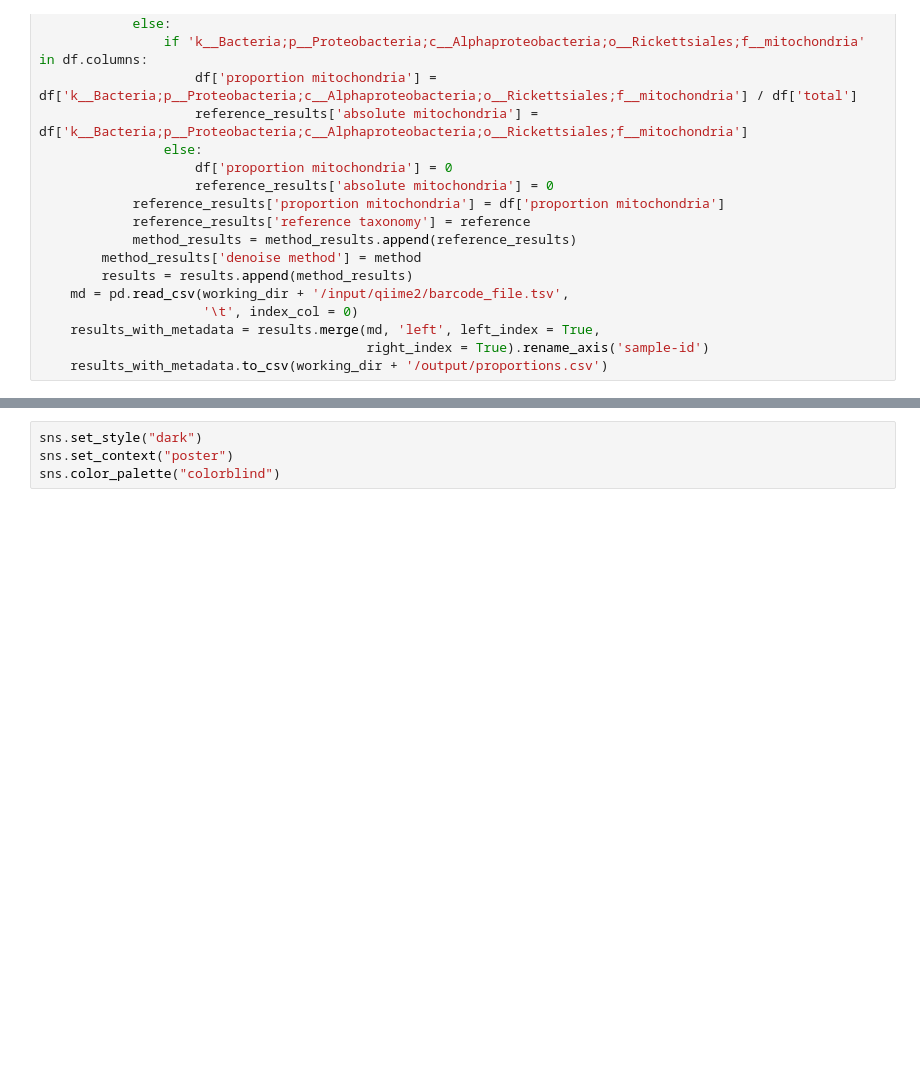
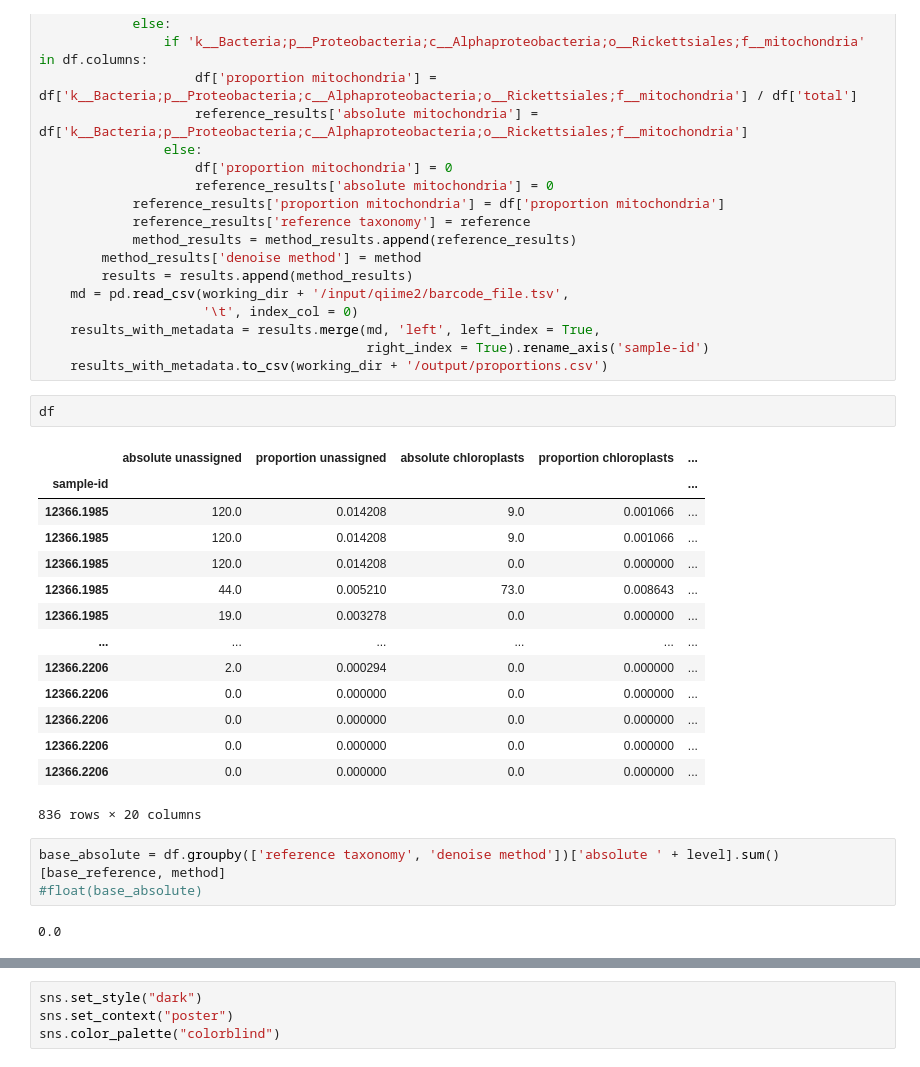
Before and after one commit to zaneveld/organelle_removal, a Jupyter notebook: organelle_project/procedure/denoise_to_annotation_comparison.ipynb, the cells around one changed output, grey strips where cells are left out. Drawn from its saved outputs; the diff is of its cells as text; blank space fills up the shorter version.

```diff
--- a/organelle_project/procedure/denoise_to_annotation_comparison.ipynb
+++ b/organelle_project/procedure/denoise_to_annotation_comparison.ipynb
@@ -109,3 +109,25 @@ with tempfile.TemporaryDirectory() as temp_dir:
     results_with_metadata = results.merge(md, 'left', left_index = True,
                                           right_index = True).rename_axis('sample-id')
     results_with_metadata.to_csv(working_dir + '/output/proportions.csv')
+# %%
+df
+# %% [output]
+|  | absolute unassigned | proportion unassigned | absolute chloroplasts | proportion chloroplasts | ... |
+| sample-id |  |  |  |  | ... |
+| 12366.1985 | 120.0 | 0.014208 | 9.0 | 0.001066 | ... |
+| 12366.1985 | 120.0 | 0.014208 | 9.0 | 0.001066 | ... |
+| 12366.1985 | 120.0 | 0.014208 | 0.0 | 0.000000 | ... |
+| 12366.1985 | 44.0 | 0.005210 | 73.0 | 0.008643 | ... |
+| 12366.1985 | 19.0 | 0.003278 | 0.0 | 0.000000 | ... |
+| ... | ... | ... | ... | ... | ... |
+| 12366.2206 | 2.0 | 0.000294 | 0.0 | 0.000000 | ... |
+| 12366.2206 | 0.0 | 0.000000 | 0.0 | 0.000000 | ... |
+| 12366.2206 | 0.0 | 0.000000 | 0.0 | 0.000000 | ... |
+| 12366.2206 | 0.0 | 0.000000 | 0.0 | 0.000000 | ... |
+| 12366.2206 | 0.0 | 0.000000 | 0.0 | 0.000000 | ... |
+836 rows × 20 columns
+# %%
+base_absolute = df.groupby(['reference taxonomy', 'denoise method'])['absolute ' + level].sum()[base_reference, method]
+#float(base_absolute)
+# %% [output]
+0.0
```
Also changed, not shown: parts of 3 cells of this notebook.
